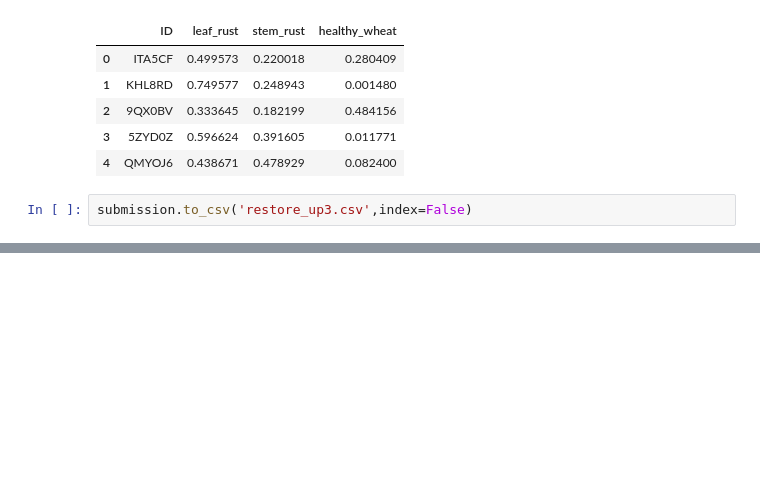
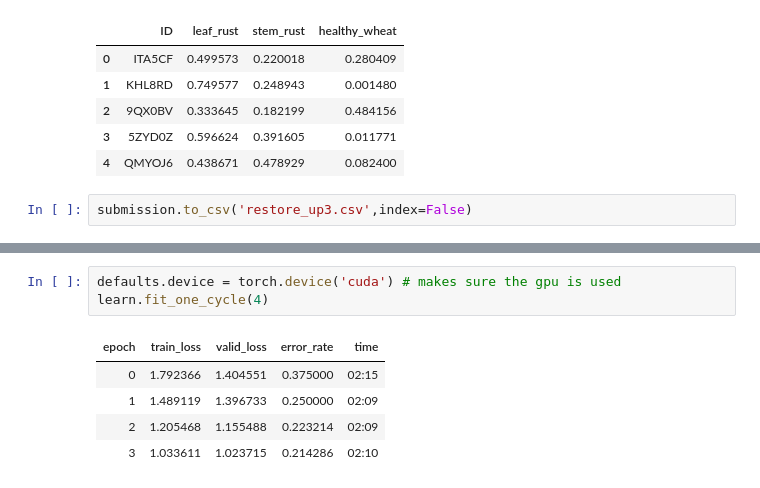
Before and after one commit to elishatofunmi/Challenge, a Jupyter notebook: icpr.ipynb, the cells around one changed output, grey strips where cells are left out. Drawn from its saved outputs; the diff is of its cells as text; blank space fills up the shorter version.

```diff
--- a/icpr.ipynb
+++ b/icpr.ipynb
@@ -559,0 +643,9 @@ for batch_idx, (data, target) in enumerate(load_dataset()):
+# %%
+defaults.device = torch.device('cuda') # makes sure the gpu is used
+learn.fit_one_cycle(4)
+# %% [output]
+| epoch | train_loss | valid_loss | error_rate | time |
+| 0 | 1.792366 | 1.404551 | 0.375000 | 02:15 |
+| 1 | 1.489119 | 1.396733 | 0.250000 | 02:09 |
+| 2 | 1.205468 | 1.155488 | 0.223214 | 02:09 |
+| 3 | 1.033611 | 1.023715 | 0.214286 | 02:10 |
```
Also changed, not shown: parts of 33 cells of this notebook.
